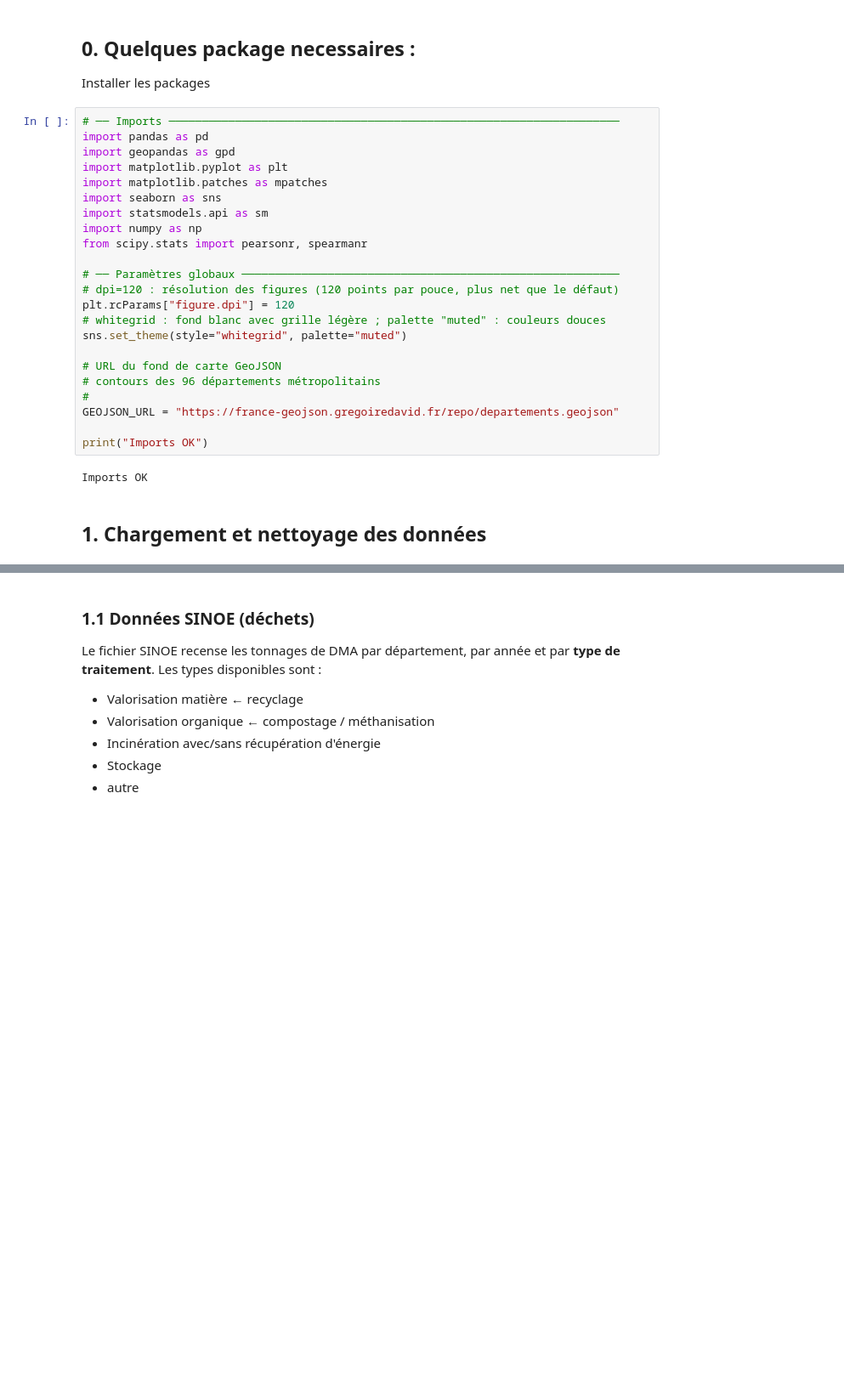
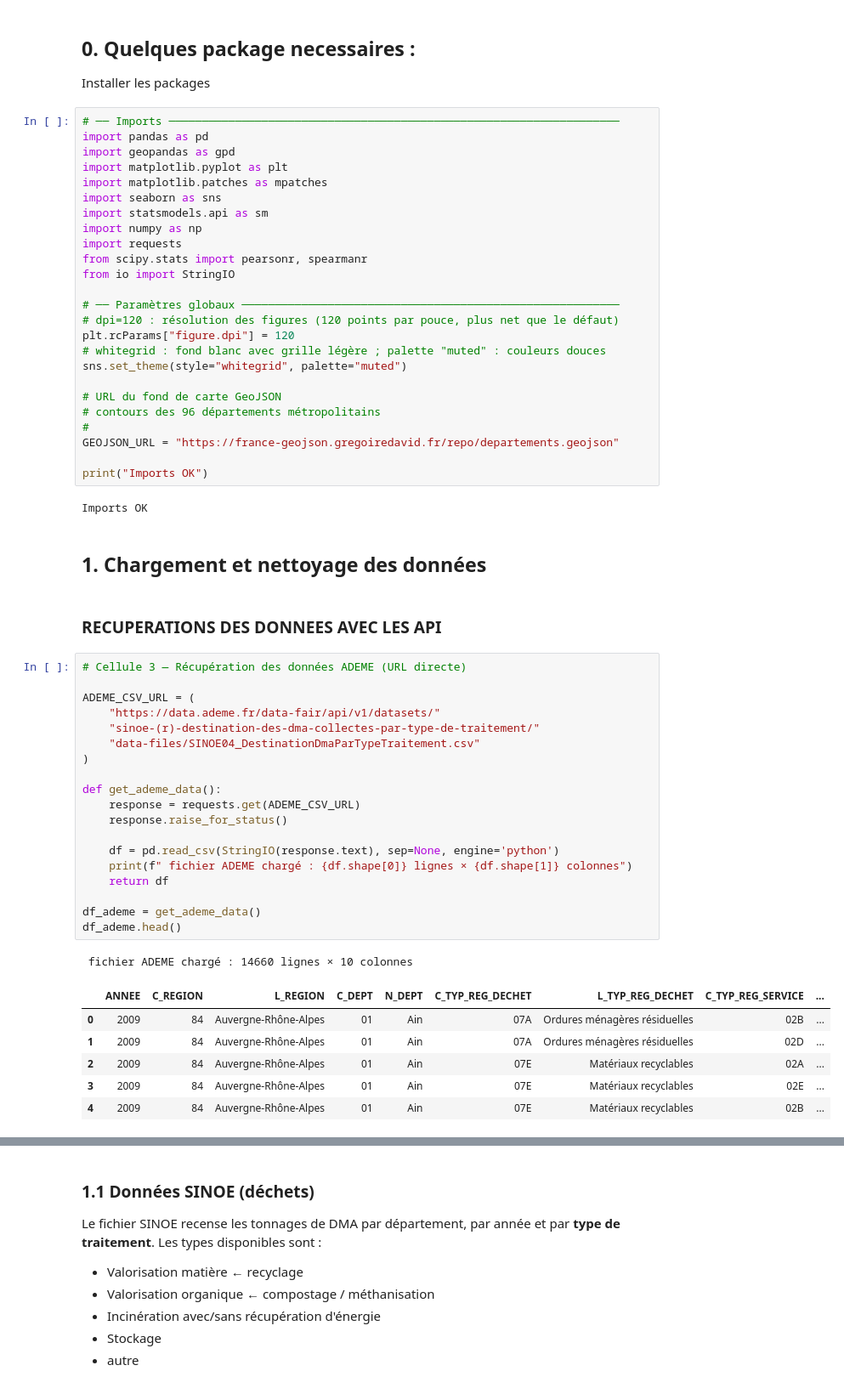
Before and after one commit to TeodoraHub/projet_pythonDS, a Jupyter notebook: notebook_recyclage_projet_python2.ipynb, the cells around one changed output, grey strips where cells are left out. Shown at 85% size. Cells and saved outputs as stored; diff of their text form; blank space fills up the shorter version.

Commit message:
mise à jour avec les api, le notebook 2 fonctionne

```diff
--- a/notebook_recyclage_projet_python2.ipynb
+++ b/notebook_recyclage_projet_python2.ipynb
@@ -45,7 +45,9 @@ import matplotlib.patches as mpatches
 import seaborn as sns
 import statsmodels.api as sm
 import numpy as np
+import requests
 from scipy.stats import pearsonr, spearmanr
+from io import StringIO
 
 # ── Paramètres globaux ─────────────────────────────────────────────────────────
 # dpi=120 : résolution des figures (120 points par pouce, plus net que le défaut)
@@ -63,3 +65,32 @@ print("Imports OK")
 Imports OK
 # %% [markdown]
 ## 1. Chargement et nettoyage des données
+# %% [markdown]
+### RECUPERATIONS DES DONNEES AVEC LES API
+# %%
+# Cellule 3 — Récupération des données ADEME (URL directe)
+
+ADEME_CSV_URL = (
+    "https://data.ademe.fr/data-fair/api/v1/datasets/"
+    "sinoe-(r)-destination-des-dma-collectes-par-type-de-traitement/"
+    "data-files/SINOE04_DestinationDmaParTypeTraitement.csv"
+)
+
+def get_ademe_data():
+    response = requests.get(ADEME_CSV_URL)
+    response.raise_for_status()
+
+    df = pd.read_csv(StringIO(response.text), sep=None, engine='python')
+    print(f" fichier ADEME chargé : {df.shape[0]} lignes × {df.shape[1]} colonnes")
+    return df
+
+df_ademe = get_ademe_data()
+df_ademe.head()
+# %% [output]
+ fichier ADEME chargé : 14660 lignes × 10 colonnes
+|  | ANNEE | C_REGION | L_REGION | C_DEPT | N_DEPT | C_TYP_REG_DECHET | L_TYP_REG_DECHET | C_TYP_REG_SERVICE | ... |
+| 0 | 2009 | 84 | Auvergne-Rhône-Alpes | 01 | Ain | 07A | Ordures ménagères résiduelles | 02B | ... |
+| 1 | 2009 | 84 | Auvergne-Rhône-Alpes | 01 | Ain | 07A | Ordures ménagères résiduelles | 02D | ... |
+| 2 | 2009 | 84 | Auvergne-Rhône-Alpes | 01 | Ain | 07E | Matériaux recyclables | 02A | ... |
+| 3 | 2009 | 84 | Auvergne-Rhône-Alpes | 01 | Ain | 07E | Matériaux recyclables | 02E | ... |
+| 4 | 2009 | 84 | Auvergne-Rhône-Alpes | 01 | Ain | 07E | Matériaux recyclables | 02B | ... |
```
Also changed, not shown: parts of 2 cells of this notebook, 1 other file.
